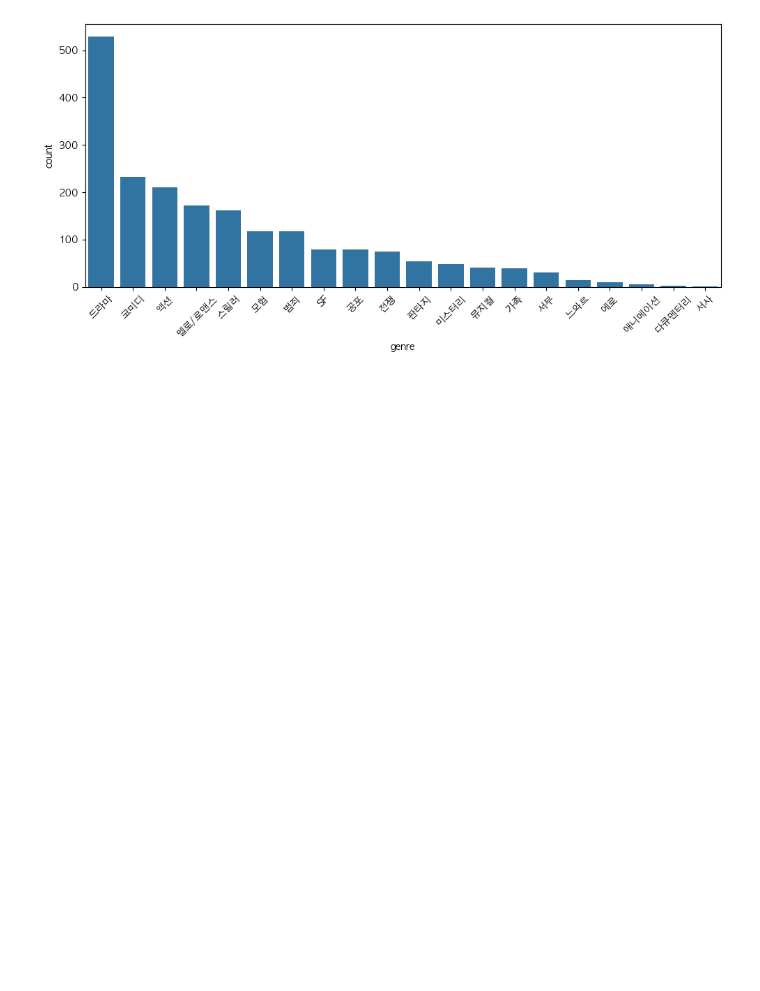
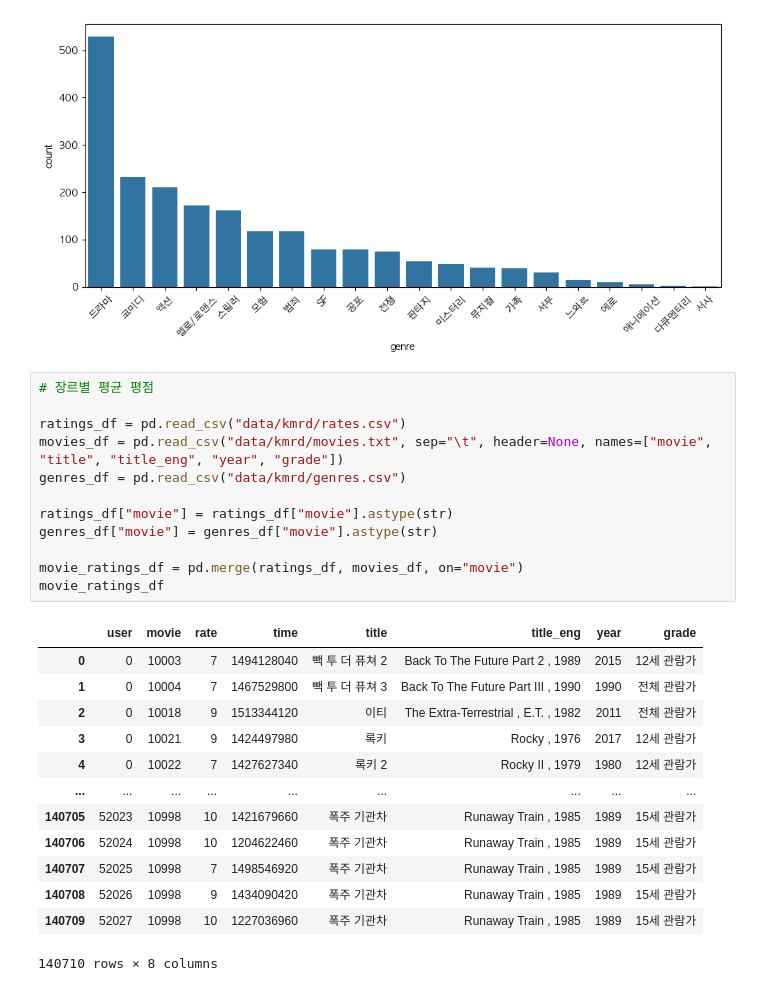
Before and after one commit to seokulee/codyssey, a Jupyter notebook: course02/question04.ipynb, the cells around one changed output. Saved outputs shown, nothing was run; the diff lists cells and outputs as text; blank space fills up the shorter version.

```diff
--- a/course02/question04.ipynb
+++ b/course02/question04.ipynb
@@ -26,3 +26,29 @@ plt.tight_layout()
 plt.show()
 # %% [output]
 [figure]
+# %%
+# 장르별 평균 평점
+
+ratings_df = pd.read_csv("data/kmrd/rates.csv")
+movies_df = pd.read_csv("data/kmrd/movies.txt", sep="\t", header=None, names=["movie", "title", "title_eng", "year", "grade"])
+genres_df = pd.read_csv("data/kmrd/genres.csv")
+
+ratings_df["movie"] = ratings_df["movie"].astype(str)
+genres_df["movie"] = genres_df["movie"].astype(str)
+
+movie_ratings_df = pd.merge(ratings_df, movies_df, on="movie")
+movie_ratings_df
+# %% [output]
+|  | user | movie | rate | time | title | title_eng | year | grade |
+| 0 | 0 | 10003 | 7 | 1494128040 | 빽 투 더 퓨쳐 2 | Back To The Future Part 2 , 1989 | 2015 | 12세 관람가 |
+| 1 | 0 | 10004 | 7 | 1467529800 | 빽 투 더 퓨쳐 3 | Back To The Future Part III , 1990 | 1990 | 전체 관람가 |
+| 2 | 0 | 10018 | 9 | 1513344120 | 이티 | The Extra-Terrestrial , E.T. , 1982 | 2011 | 전체 관람가 |
+| 3 | 0 | 10021 | 9 | 1424497980 | 록키 | Rocky , 1976 | 2017 | 12세 관람가 |
+| 4 | 0 | 10022 | 7 | 1427627340 | 록키 2 | Rocky II , 1979 | 1980 | 12세 관람가 |
+| ... | ... | ... | ... | ... | ... | ... | ... | ... |
+| 140705 | 52023 | 10998 | 10 | 1421679660 | 폭주 기관차 | Runaway Train , 1985 | 1989 | 15세 관람가 |
+| 140706 | 52024 | 10998 | 10 | 1204622460 | 폭주 기관차 | Runaway Train , 1985 | 1989 | 15세 관람가 |
+| 140707 | 52025 | 10998 | 7 | 1498546920 | 폭주 기관차 | Runaway Train , 1985 | 1989 | 15세 관람가 |
+| 140708 | 52026 | 10998 | 9 | 1434090420 | 폭주 기관차 | Runaway Train , 1985 | 1989 | 15세 관람가 |
+| 140709 | 52027 | 10998 | 10 | 1227036960 | 폭주 기관차 | Runaway Train , 1985 | 1989 | 15세 관람가 |
+140710 rows × 8 columns
```
Also changed, not shown: parts of 2 cells of this notebook.
